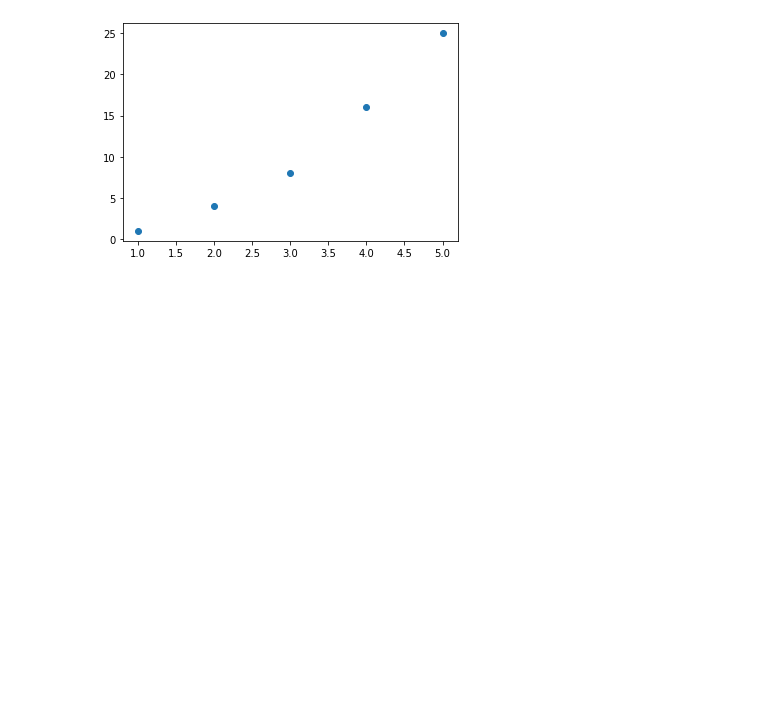
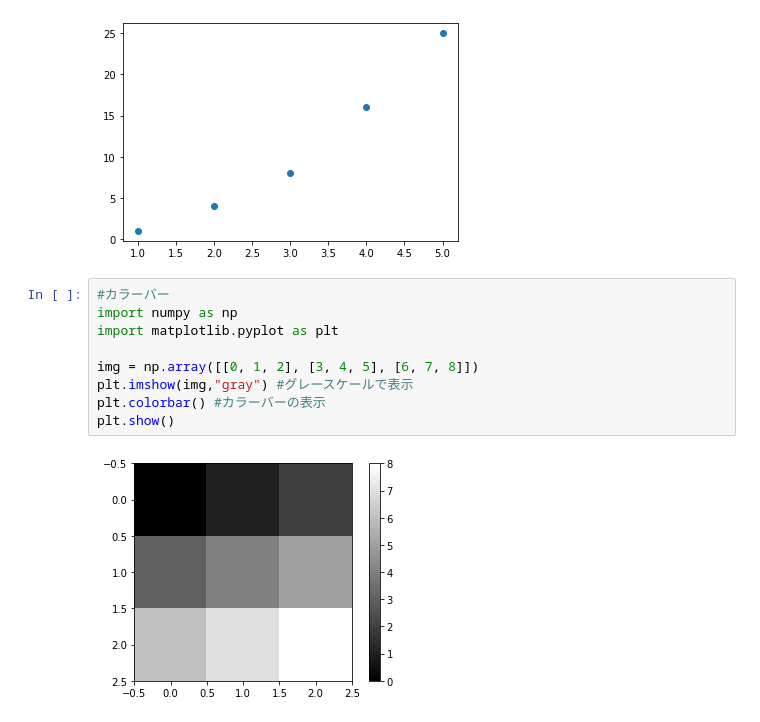
Before and after one commit to tadashi000000/googlecolab001, a Jupyter notebook: notebook001.ipynb, the cells around one changed output. Drawn from its saved outputs; the diff is of its cells as text; blank space fills up the shorter version.

```diff
--- a/notebook001.ipynb
+++ b/notebook001.ipynb
@@ -462,3 +462,14 @@ plt.scatter(x,y) #散布図のプロット
 plt.show()
 # %% [output]
 [figure]
+# %%
+#カラーバー
+import numpy as np
+import matplotlib.pyplot as plt
+
+img = np.array([[0, 1, 2], [3, 4, 5], [6, 7, 8]])
+plt.imshow(img,"gray") #グレースケールで表示
+plt.colorbar() #カラーバーの表示
+plt.show()
+# %% [output]
+[figure, added]
```
Also changed, not shown: parts of 17 cells of this notebook.
